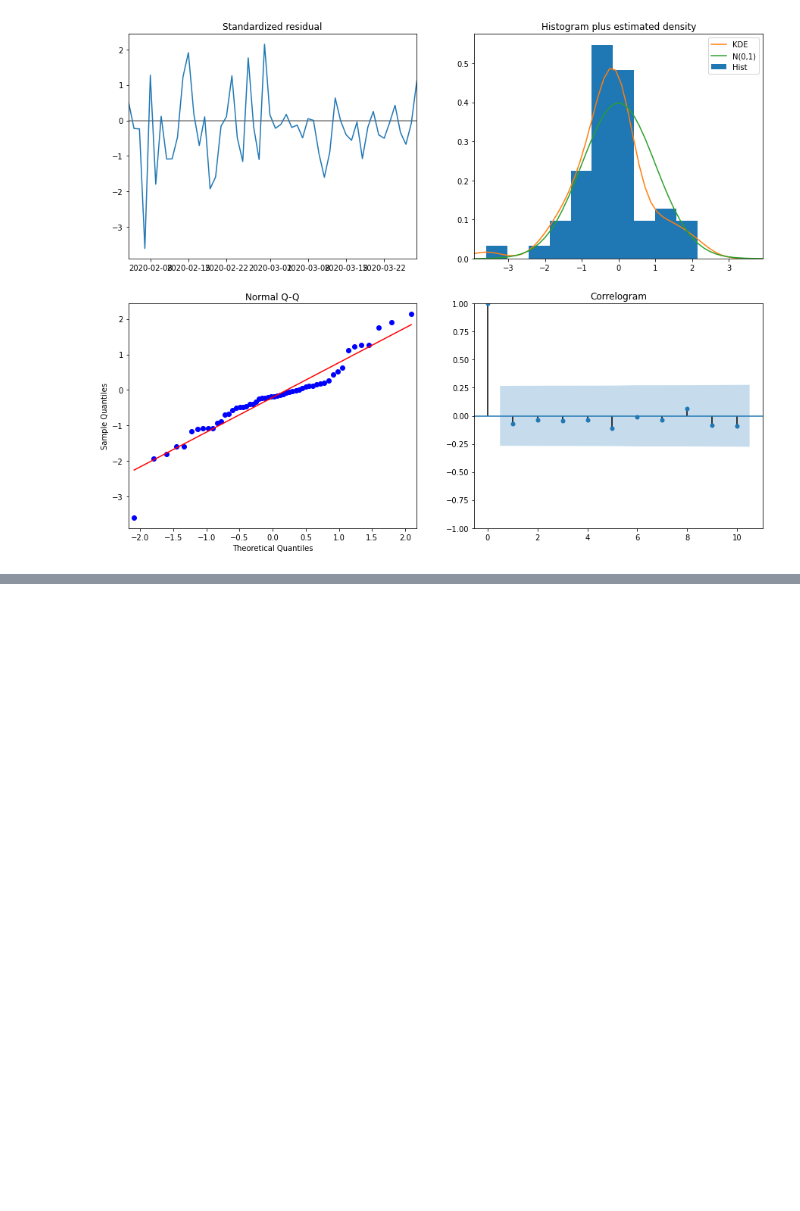
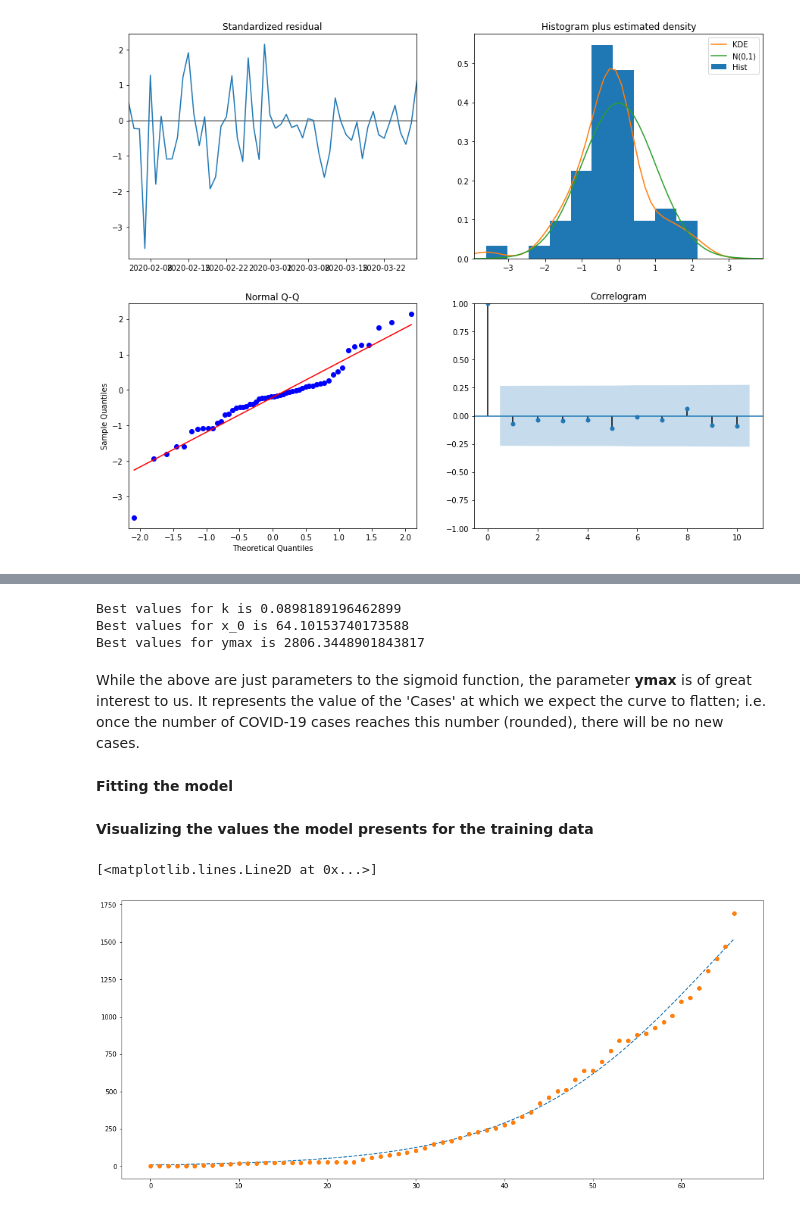
Before and after one commit to kabirwalia8300/COVID19, a Jupyter notebook: COVID19_Japan.ipynb, the cells around one changed output, grey strips where cells are left out. Cells and saved outputs as stored; diff of their text form; code cells hidden in the pictures; blank space fills up the shorter version.

```diff
--- a/COVID19_Japan.ipynb
+++ b/COVID19_Japan.ipynb
@@ -319,0 +337,6 @@ plt.show()
+# %%
+Jap = original
+Jap['Days']=range(len(Jap))
+
+x_data = Jap['Days']
+y_data = Jap['Cases']
@@ -319,0 +345,3 @@ plt.show()
+# %%
+def sigmoid(x, k, x_0, ymax):
+    return ymax / (1 + np.exp(-k*(x-x_0)))
@@ -319,0 +350,27 @@ plt.show()
+# %%
+optParams, covMatrix = curve_fit(sigmoid, x_data, y_data, bounds=([0,0,0],np.inf), maxfev=5000)
+k, x_0, ymax= optParams
+
+print("Best values for k is {}".format(k))
+print("Best values for x_0 is {}".format(x_0))
+print("Best values for ymax is {}".format(ymax))
+# %% [output]
+Best values for k is 0.0898189196462899
+Best values for x_0 is 64.10153740173588
+Best values for ymax is 2806.3448901843817
+# %% [markdown]
+While the above are just parameters to the sigmoid function, the parameter **ymax** is of great interest to us. It represents the value of the 'Cases' at which we expect the curve to flatten; i.e. once the number of COVID-19 cases reaches this number (rounded), there will be no new cases.
+# %% [markdown]
+**Fitting the model**
+# %%
+y_fitted = sigmoid(x_data, k, x_0, ymax)
+# %% [markdown]
+**Visualizing the values the model presents for the training data**
+# %%
+fig = plt.figure()
+ax = fig.add_subplot(111)
+ax.plot(x_data, y_fitted, '--', label='fitted')
+ax.plot(x_data, y_data, 'o', label='Confirmed Data')
+# %% [output]
+[<matplotlib.lines.Line2D at 0x...>]
+[figure, added]
```
Also changed, not shown: parts of 57 cells of this notebook.
